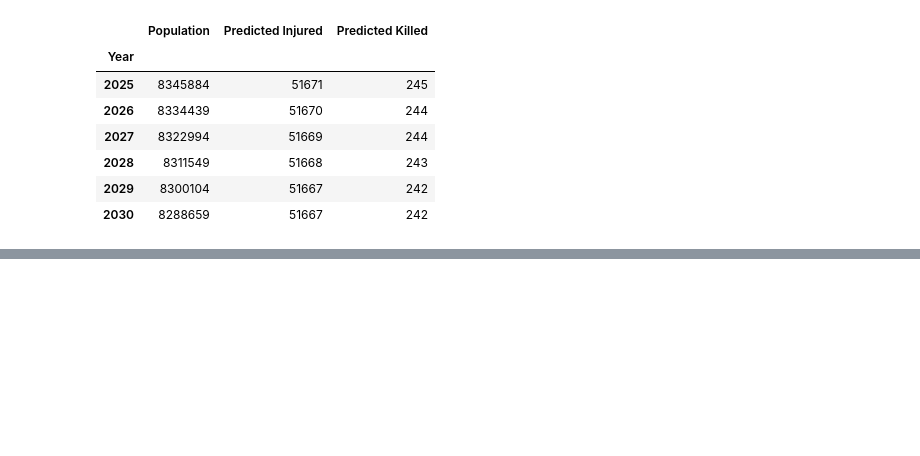
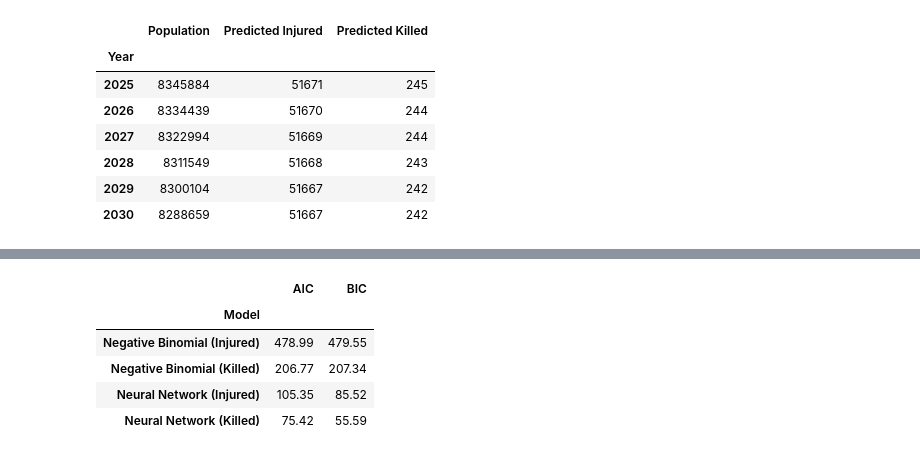
Before and after one commit to awnonbhowmik/NYC_MV_Collisions_Crashes, a Jupyter notebook: main.ipynb, the cells around one changed output, grey strips where cells are left out. Saved outputs shown, nothing was run; the diff lists cells and outputs as text; code cells hidden in the pictures; blank space fills up the shorter version.

```diff
--- a/main.ipynb
+++ b/main.ipynb
@@ -425,0 +660,59 @@ Estimated alpha for Killed: 7.66
+# %%
+# Calculate AIC and BIC for the Negative Binomial models using the log-likelihood, number of parameters, and sample size
+n = len(df)
+ll_injured = injury_model.llf
+ll_killed = fatality_model.llf
+k_injured = injury_model.df_model
+k_killed = fatality_model.df_model
+
+# Calculate AIC for the Negative Binomial models
+aic_injured = -2 * ll_injured + 2 * k_injured
+aic_killed = -2 * ll_killed + 2 * k_killed
+
+# Calculate BIC for the Negative Binomial models
+bic_injured = -2 * ll_injured + k_injured * np.log(n)
+bic_killed = -2 * ll_killed + k_killed * np.log(n)
+
+# Display the AIC and BIC values for the Negative Binomial models
+# print("AIC for Injured Prediction (Negative Binomial): {:.2f}".format(aic_injured))
+# print("BIC for Injured Prediction (Negative Binomial): {:.2f}".format(bic_injured))
+# print("AIC for Killed Prediction (Negative Binomial): {:.2f}".format(aic_killed))
+# print("BIC for Killed Prediction (Negative Binomial): {:.2f}".format(bic_killed))
+
+# Calculate AIC and BIC for the Neural Network models using the log-likelihood, number of parameters, and sample size
+n = len(X_test)
+ll_injured_nn = -0.5 * n * np.log(2 * np.pi) - 0.5 * n * np.log(rmse_injured_nn**2) - n / 2
+ll_killed_nn = -0.5 * n * np.log(2 * np.pi) - 0.5 * n * np.log(rmse_killed_nn**2) - n / 2
+k_injured_nn = len(model_injured.get_weights())
+k_killed_nn = len(model_killed.get_weights())
+
+# Calculate AIC for the Neural Network models
+aic_injured_nn = -2 * ll_injured_nn + 2 * k_injured_nn
+aic_killed_nn = -2 * ll_killed_nn + 2 * k_killed_nn
+
+# Calculate BIC for the Neural Network models
+bic_injured_nn = -2 * ll_injured_nn + k_injured_nn * np.log(n)
+bic_killed_nn = -2 * ll_killed_nn + k_killed_nn * np.log(n)
+
+# Display the AIC and BIC values for the Neural Network models
+# print("AIC for Injured Prediction (Neural Network): {:.2f}".format(aic_injured_nn))
+# print("BIC for Injured Prediction (Neural Network): {:.2f}".format(bic_injured_nn))
+# print("AIC for Killed Prediction (Neural Network): {:.2f}".format(aic_killed_nn))
+# print("BIC for Killed Prediction (Neural Network): {:.2f}".format(bic_killed_nn))
+
+# Display the AIC and BIC values for the Negative Binomial and Neural Network models in a DataFrame
+aic_bic = pd.DataFrame({
+    'Model': ['Negative Binomial (Injured)', 'Negative Binomial (Killed)', 'Neural Network (Injured)', 'Neural Network (Killed)'],
+    'AIC': [round(aic_injured, 2), round(aic_killed, 2), round(aic_injured_nn, 2), round(aic_killed_nn, 2)],
+    'BIC': [round(bic_injured, 2), round(bic_killed, 2), round(bic_injured_nn, 2), round(bic_killed_nn, 2)]
+})
+
+# Display the AIC and BIC values
+aic_bic.set_index('Model')
+# %% [output]
+|  | AIC | BIC |
+| Model |  |  |
+| Negative Binomial (Injured) | 478.99 | 479.55 |
+| Negative Binomial (Killed) | 206.77 | 207.34 |
+| Neural Network (Injured) | 105.35 | 85.52 |
+| Neural Network (Killed) | 75.42 | 55.59 |
```
Also changed, not shown: parts of 3 cells of this notebook.
